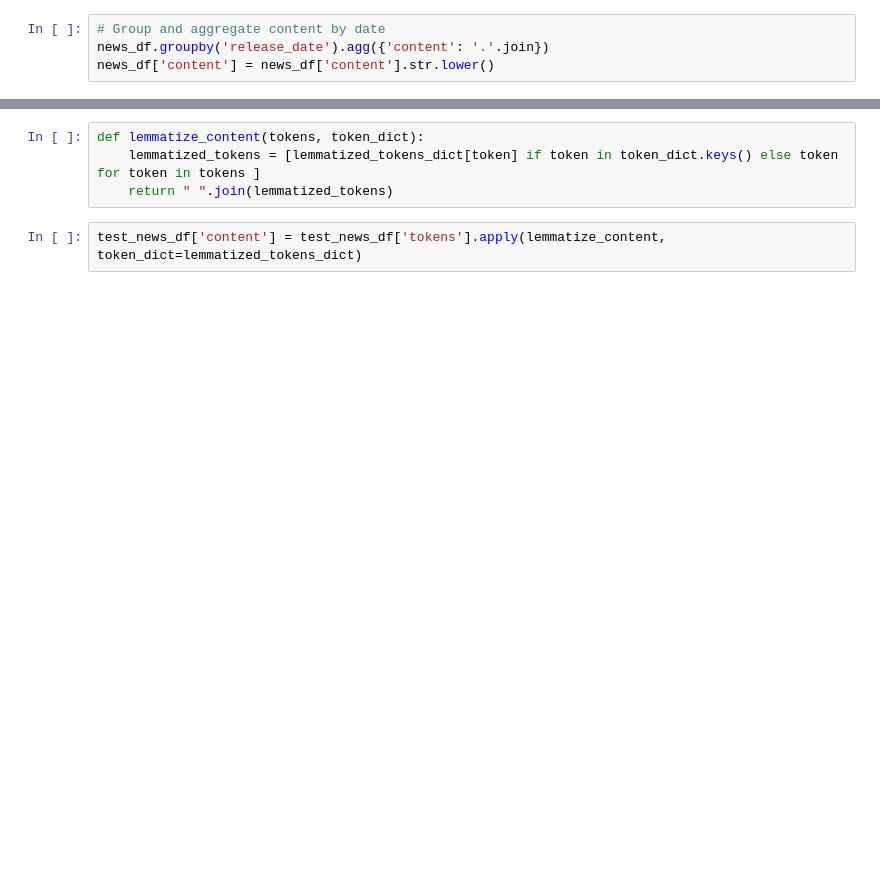
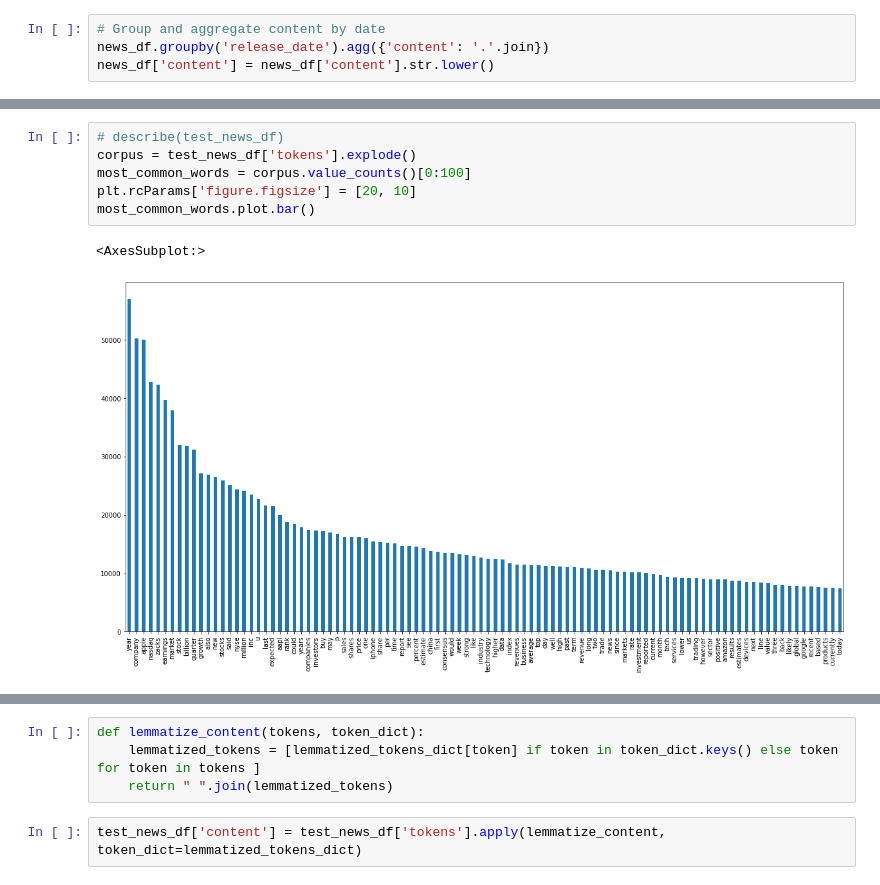
Before and after one commit to NGaast/NLPAssignment1, a Jupyter notebook: Assignment1_NLP.ipynb, the cells around one changed output, grey strips where cells are left out. Cells and saved outputs as stored; diff of their text form; blank space fills up the shorter version.

```diff
--- a/Assignment1_NLP.ipynb
+++ b/Assignment1_NLP.ipynb
@@ -128,3 +155,12 @@ test_news_df[['tokens', 'lexical_div']]
 | 17622 | [last, quarter, apple, aapl, repo... | 0.482667 |
 | 17623 | [may, look, like, spider, web, mi... | 0.650862 |
 17624 rows × 2 columns
+# %%
+# describe(test_news_df)
+corpus = test_news_df['tokens'].explode()
+most_common_words = corpus.value_counts()[0:100]
+plt.rcParams['figure.figsize'] = [20, 10]
+most_common_words.plot.bar()
+# %% [output]
+<AxesSubplot:>
+[figure, added]
```
Also changed, not shown: parts of 12 cells of this notebook.
